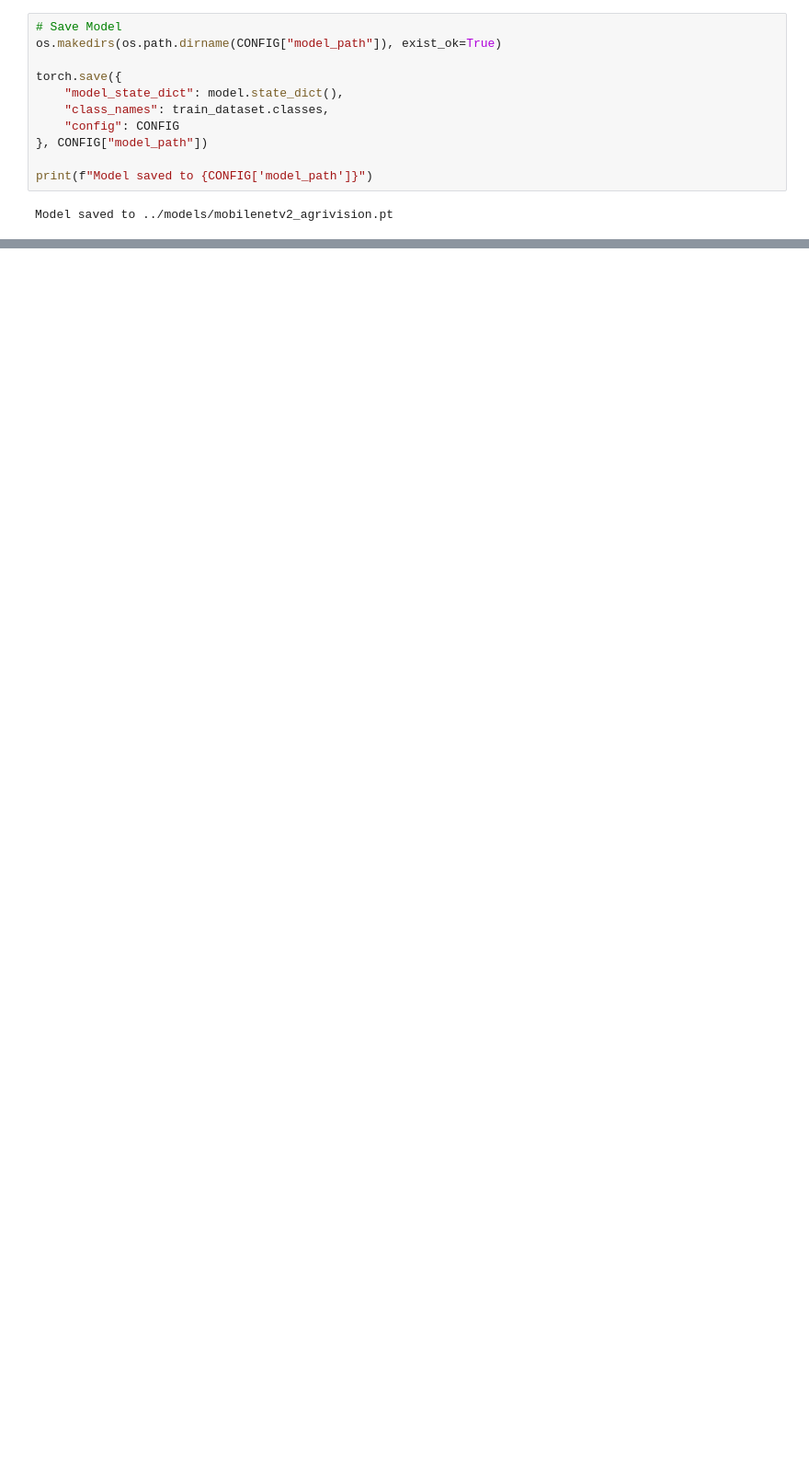
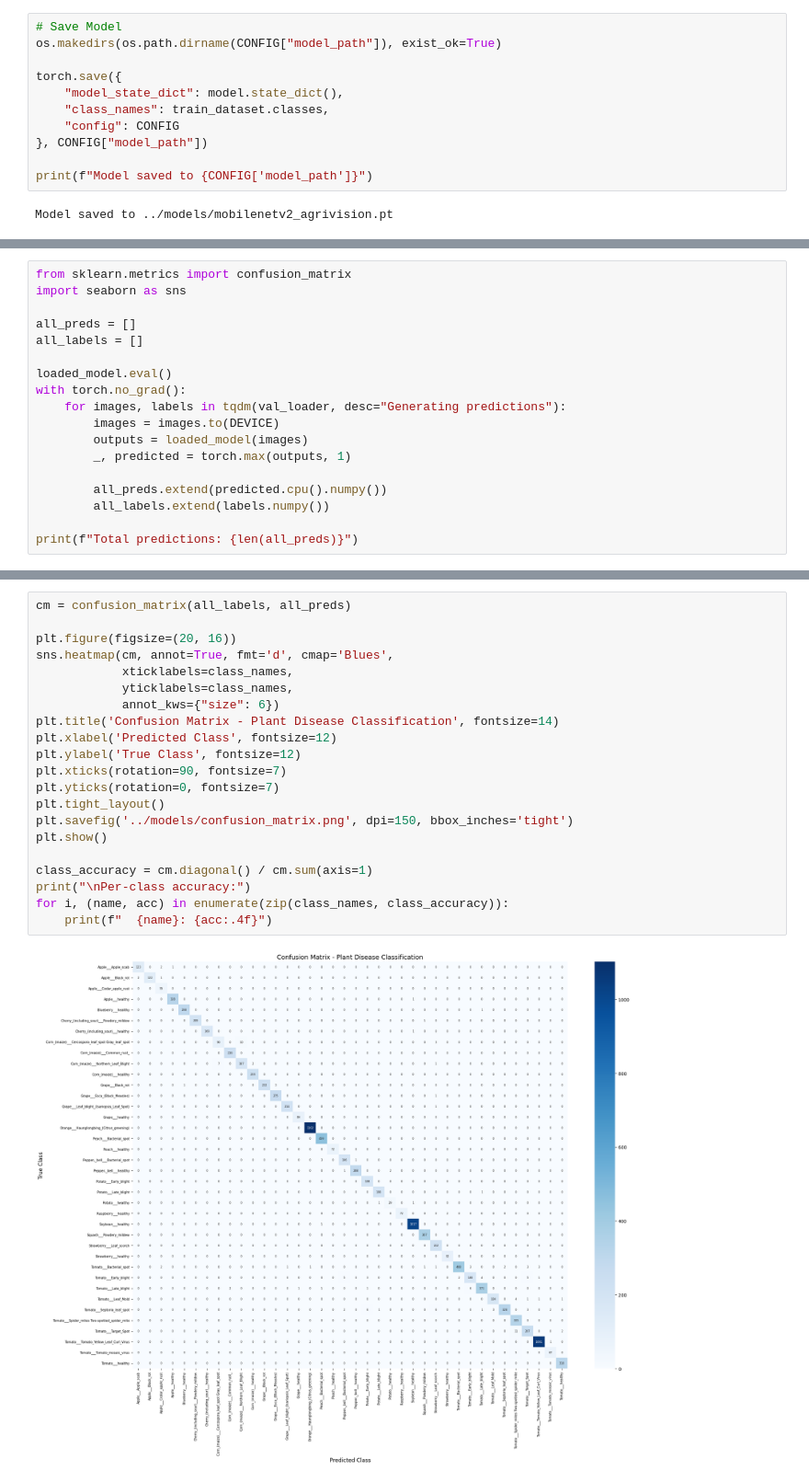
Before and after one commit to Boinichandu/kisaanshakthi_Ml, a Jupyter notebook: notebooks/01_train_model.ipynb, the cells around one changed output, grey strips where cells are left out. Shown at 92% size. Drawn from its saved outputs; the diff is of its cells as text; blank space fills up the shorter version.

Commit message:
added evaluation metrics

```diff
--- a/notebooks/01_train_model.ipynb
+++ b/notebooks/01_train_model.ipynb
@@ -245,0 +272,18 @@ Best single epoch accuracy: 99.13%
+# %%
+from sklearn.metrics import confusion_matrix
+import seaborn as sns
+
+all_preds = []
+all_labels = []
+
+loaded_model.eval()
+with torch.no_grad():
+    for images, labels in tqdm(val_loader, desc="Generating predictions"):
+        images = images.to(DEVICE)
+        outputs = loaded_model(images)
+        _, predicted = torch.max(outputs, 1)
+
+        all_preds.extend(predicted.cpu().numpy())
+        all_labels.extend(labels.numpy())
+
+print(f"Total predictions: {len(all_preds)}")
@@ -245,0 +292,23 @@ Best single epoch accuracy: 99.13%
+# %%
+cm = confusion_matrix(all_labels, all_preds)
+
+plt.figure(figsize=(20, 16))
+sns.heatmap(cm, annot=True, fmt='d', cmap='Blues',
+            xticklabels=class_names,
+            yticklabels=class_names,
+            annot_kws={"size": 6})
+plt.title('Confusion Matrix - Plant Disease Classification', fontsize=14)
+plt.xlabel('Predicted Class', fontsize=12)
+plt.ylabel('True Class', fontsize=12)
+plt.xticks(rotation=90, fontsize=7)
+plt.yticks(rotation=0, fontsize=7)
+plt.tight_layout()
+plt.savefig('../models/confusion_matrix.png', dpi=150, bbox_inches='tight')
+plt.show()
+
+class_accuracy = cm.diagonal() / cm.sum(axis=1)
+print("\nPer-class accuracy:")
+for i, (name, acc) in enumerate(zip(class_names, class_accuracy)):
+    print(f"  {name}: {acc:.4f}")
+# %% [output]
+[figure, added]
```
Also changed, not shown: parts of 13 cells of this notebook, 2 other files.
